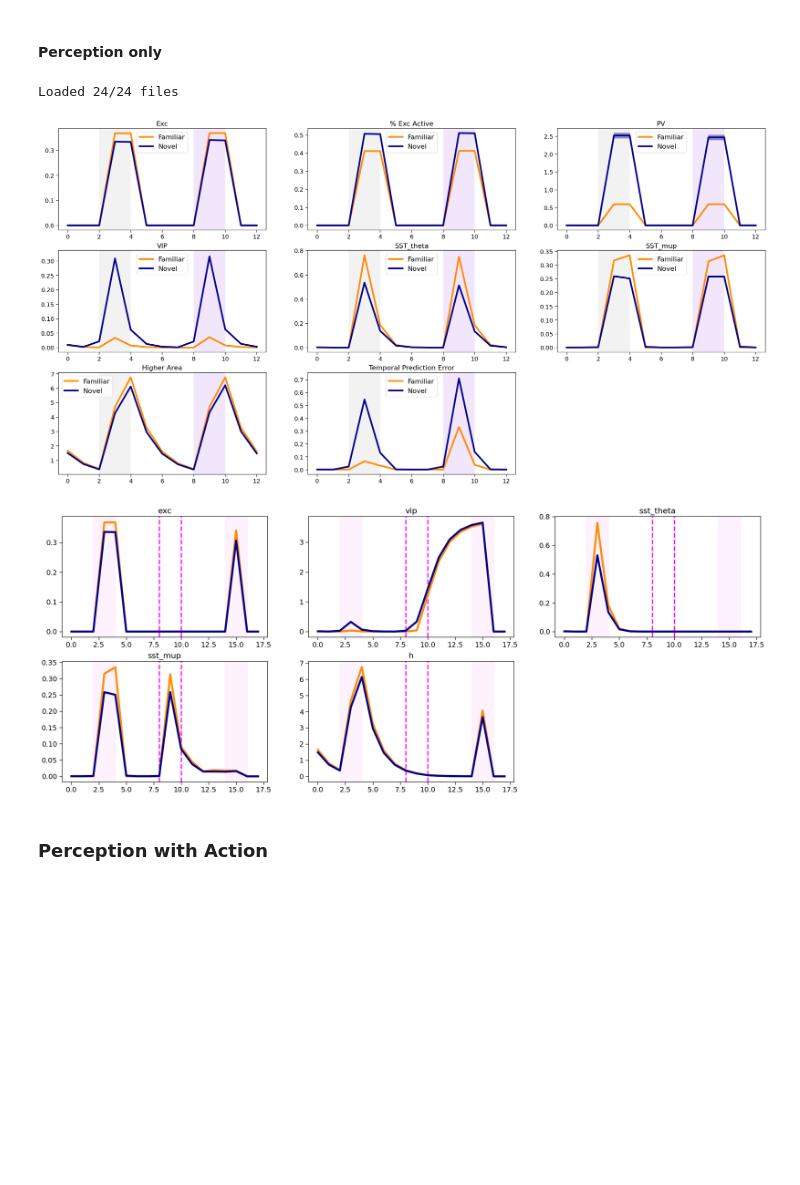
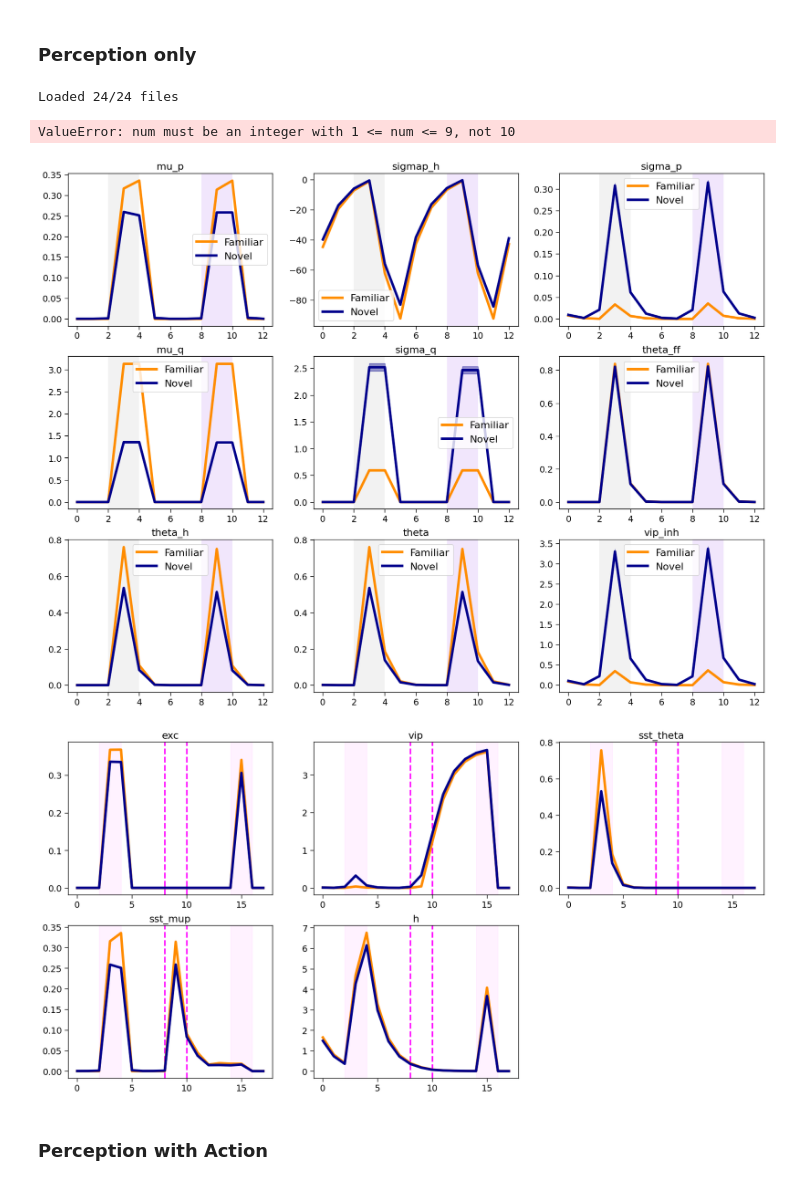
Before and after one commit to HChoiLab/cortical_circuit_model_for_novelty_encoding, a Jupyter notebook: analysis.ipynb, the cells around one changed output. Cells and saved outputs as stored; diff of their text form; code cells hidden in the pictures; blank space fills up the shorter version.

```diff
--- a/analysis.ipynb
+++ b/analysis.ipynb
@@ -40,6 +43,7 @@ def load_results_files(directory, prefix):
 
     change_responses = {"familiar": {}, "novel": {}}
     omission_responses = {"familiar": {}, "novel": {}}
+    training_progress = {}
     for i, file in enumerate(torch_files):
         file_path = os.path.join(directory, file)
         try:
@@ -72,71 +76,57 @@ def load_results_files(directory, prefix):
                     omission_responses["familiar"][key] = torch.cat([omission_responses["familiar"][key], fam_value])
                     omission_responses["novel"][key] = torch.cat([omission_responses["novel"][key], nov_value])
 
+            # finally training progress
+            for key in data['training_progress'].keys():
+                if key not in training_progress:
+                    training_progress[key] = [data['training_progress'][key]]
+                else:
+                    training_progress[key] += [data['training_progress'][key]]
+
             print(f"Loaded {i + 1}/{len(torch_files)} files", end='\r')
         except Exception as e:
             print(f"Error loading {file}: {str(e)}")
-    return args, change_responses, omission_responses
+
+    training_progress = {k: np.stack(v) for k, v in training_progress.items()}
+
+    return args, change_responses, omission_responses, training_progress
 # %% [markdown]
-#### Perception only
+### Perception only
 # %%
-args, change_responses, omission_responses = load_results_files(f"{SCRATCH}/novelty_encoding_model/results/perception_only", "perception_only")
-args = Namespace(**args)
+passive_args, passive_change, passive_omission, passive_progress = load_results_files(f"{SCRATCH}/novelty_encoding_model/results/perception_only/w", "perception_only")
+passive_args = Namespace(**passive_args)
 # %% [output]
 Loaded 24/24 files
 # %%
 ##### plot responses around image change
 
-debug = False
-
-include_pops = {'z': 'Exc', 'frac_active': '% Exc Active', 'sigma_q': 'PV', 'sigma_p': 'VIP',
-                'theta': 'SST_theta', 'mu_p': 'SST_mup', 'h': 'Higher Area', 'temp_error': 'Temporal Prediction Error'}
-
-crf = change_responses['familiar']
-crn = change_responses['novel']
-
-nonlin = lambda x: 0.1 * torch.exp(-100. * x)#torch.relu(torch.tanh(10 * (x + 2.))) #torch.relu(torch.tanh((x + 0.05)))  #torch.relu(torch.tanh(1 * (x + 0.2)))
-
-change_responses['familiar']['exp'] = torch.exp(crf['sigmap_h'])
-change_responses['novel']['exp'] = torch.exp(crn['sigmap_h'])
-
 with plt.style.context(['nature', 'notebook']):
 
-    if debug:
+    passive_change_fig = plt.figure(figsize=(20, 15))
+    plt.tight_layout(pad=10, h_pad=5)
 
-        fig3 = plt.figure(figsize=(40, 20))
-        plt.tight_layout(pad=10, h_pad=5)
-
-        for i, pop in enumerate(change_responses['familiar'].keys()):
-            ax = plt.subplot(6, 3, i+1)
-            plot_trial_responses(args, ax, change_responses['familiar'][pop], change_responses['novel'][pop], normalize=False)
-            ax.set_title(f"{pop}")
-            ax.legend()
-    else:
-
-        fig3 = plt.figure(figsize=(30, 20))
-        plt.tight_layout(pad=10, h_pad=5)
-
-        for i, pop in enumerate(include_pops.keys()):
-            ax = plt.subplot(4, 3, i+1)
-            plot_trial_responses(args, ax, change_responses['familiar'][pop], change_responses['novel'][pop], normalize=False)
-            ax.set_title(f"{include_pops[pop]}")
-            ax.legend()
+    for i, pop in enumerate(passive_change['familiar'].keys()):
+        ax = plt.subplot(3, 3, i+1)
+        plot_trial_responses(passive_args, ax, passive_change['familiar'][pop], passive_change['novel'][pop], normalize=False)
+        ax.set_title(f"{pop}")
+        ax.legend()
 # %% [output]
+ValueError: num must be an integer with 1 <= num <= 9, not 10
-[figure, old version]
+[figure, new version]
 # %%
 ##### plot responses around omissions
 
 with plt.style.context(['nature', 'notebook']):
 
-    fig3 = plt.figure(figsize=(25, 20))
+    passive_omission_fig = plt.figure(figsize=(20, 15))
     plt.tight_layout(pad=10, h_pad=5)
 
-    for i, pop in enumerate(omission_responses['familiar'].keys()):
-        ax = plt.subplot(4, 3, i+1)
-        plot_trial_responses(args, ax, omission_responses['familiar'][pop], omission_responses['novel'][pop], trial_mode='omission', normalize=False)
+    for i, pop in enumerate(passive_omission['familiar'].keys()):
+        ax = plt.subplot(3, 3, i+1)
+        plot_trial_responses(passive_args, ax, passive_omission['familiar'][pop], passive_omission['novel'][pop], trial_mode='omission', normalize=False)
         _ = ax.set_title(f"{pop}")
 # %% [output]
-[figure, old version]
+[figure, new version]
 # %% [markdown]
 ### Perception with Action
 # %%
```
Also changed, not shown: parts of 8 cells of this notebook, 2 other files.
